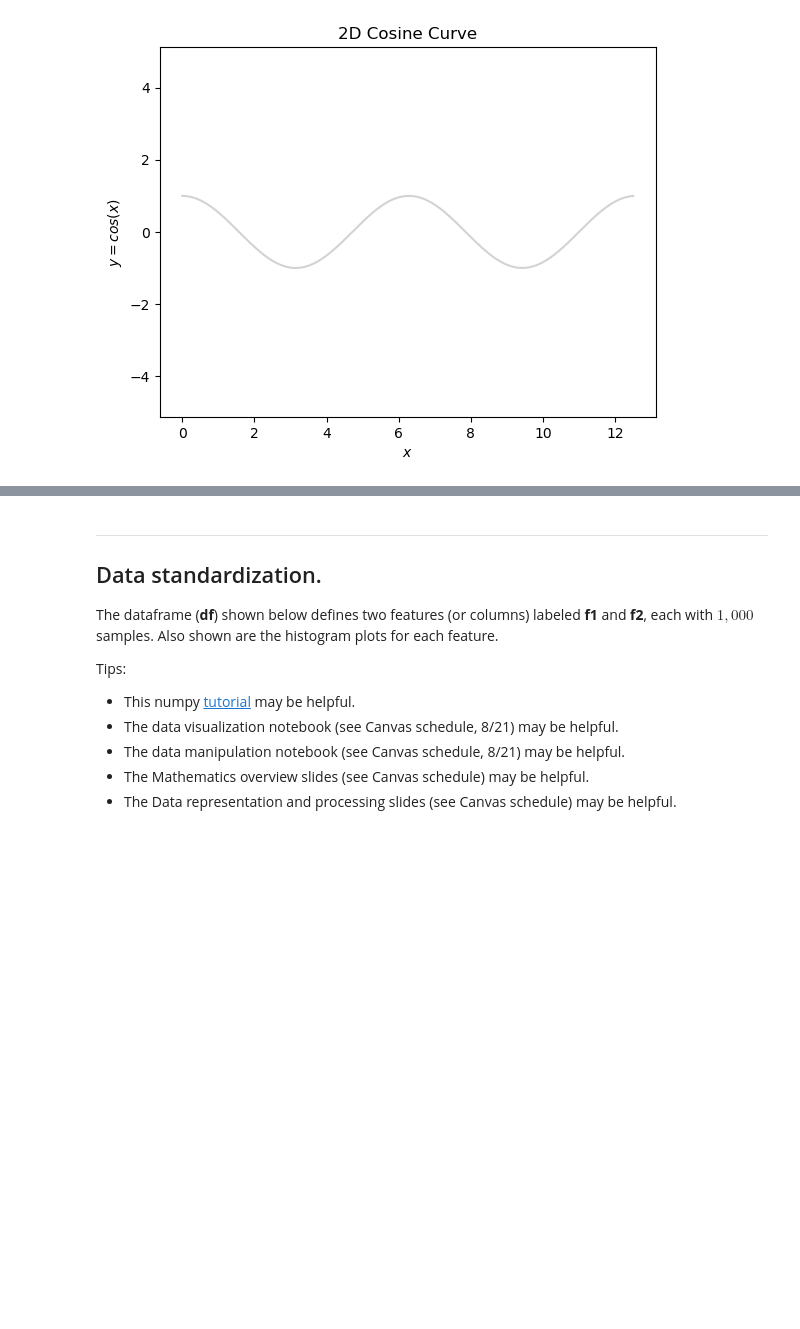
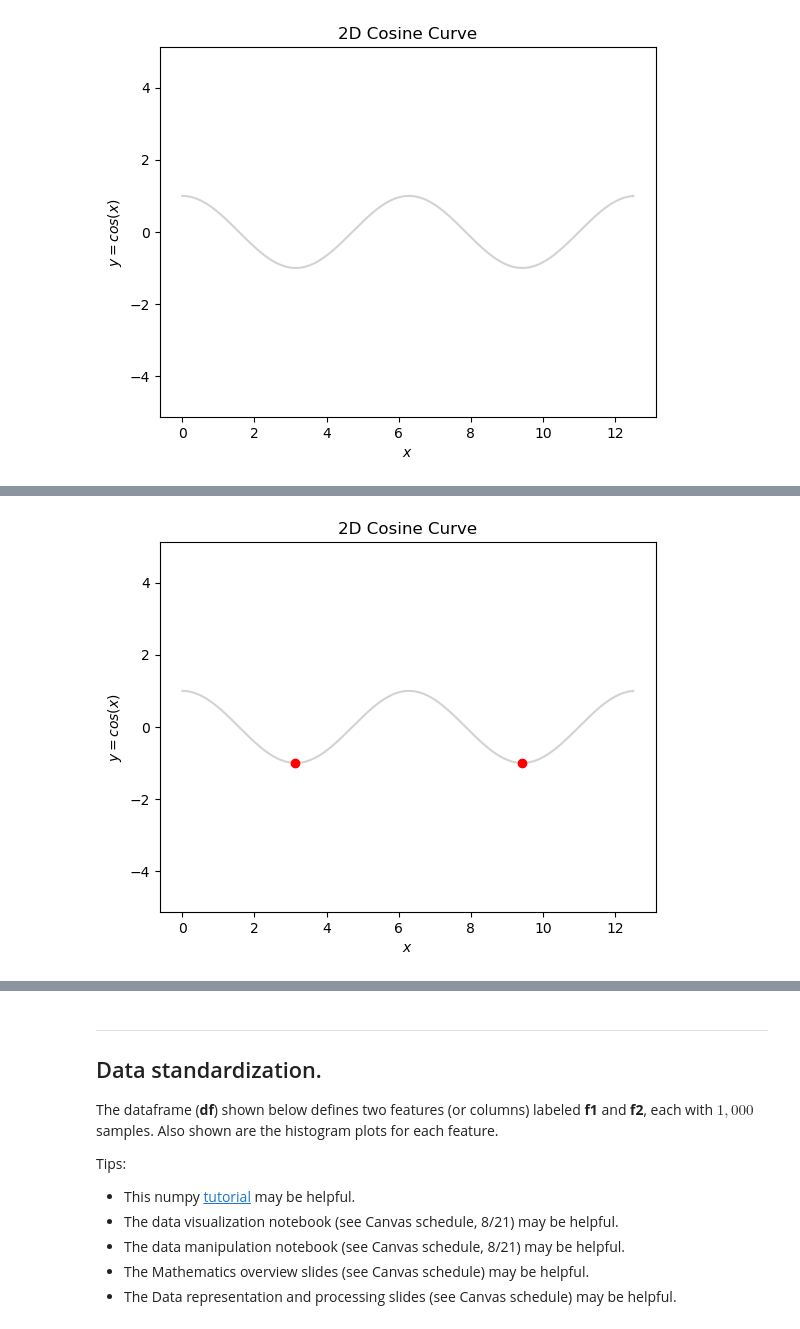
Before and after one commit to TannerM03/CE2Comp562, a Jupyter notebook: CE2/CE2.ipynb, the cells around one changed output, grey strips where cells are left out. Drawn from its saved outputs; the diff is of its cells as text; code cells hidden in the pictures; blank space fills up the shorter version.

```diff
--- a/CE2/CE2.ipynb
+++ b/CE2/CE2.ipynb
@@ -113,3 +109,29 @@ NameError: name 'plt' is not defined
+# %%
+# --------------------------------------
+# Add your P2 coding solution below.
+# --------------------------------------
+convex_x=[]
+convex_y=[]
+for each_point in A:
+    x=each_point[0]
+    y=each_point[1]
+    f_deriv_calc=-(math.sin(x))
+    s_deriv_calc=-(math.cos(x))
+    if ((abs(f_deriv_calc)<0.02) and (s_deriv_calc>0)):
+        convex_x.append(x)
+        convex_y.append(y)
+
+
+plt.plot( A[:,0], A[:,1], "lightgrey")
+plt.plot( convex_x, convex_y, "ro")
+
+plt.title("2D Cosine Curve")
+plt.xlabel(r'$x$')
+plt.ylabel(r'$y=cos(x)$')
+plt.axis("equal")
+plt.show()
+# %% [output]
+[figure, added]
 # %% [markdown]
 <img src="p3.png" width="450" style="float: right"/>
 
```
Also changed, not shown: parts of 4 cells of this notebook.
